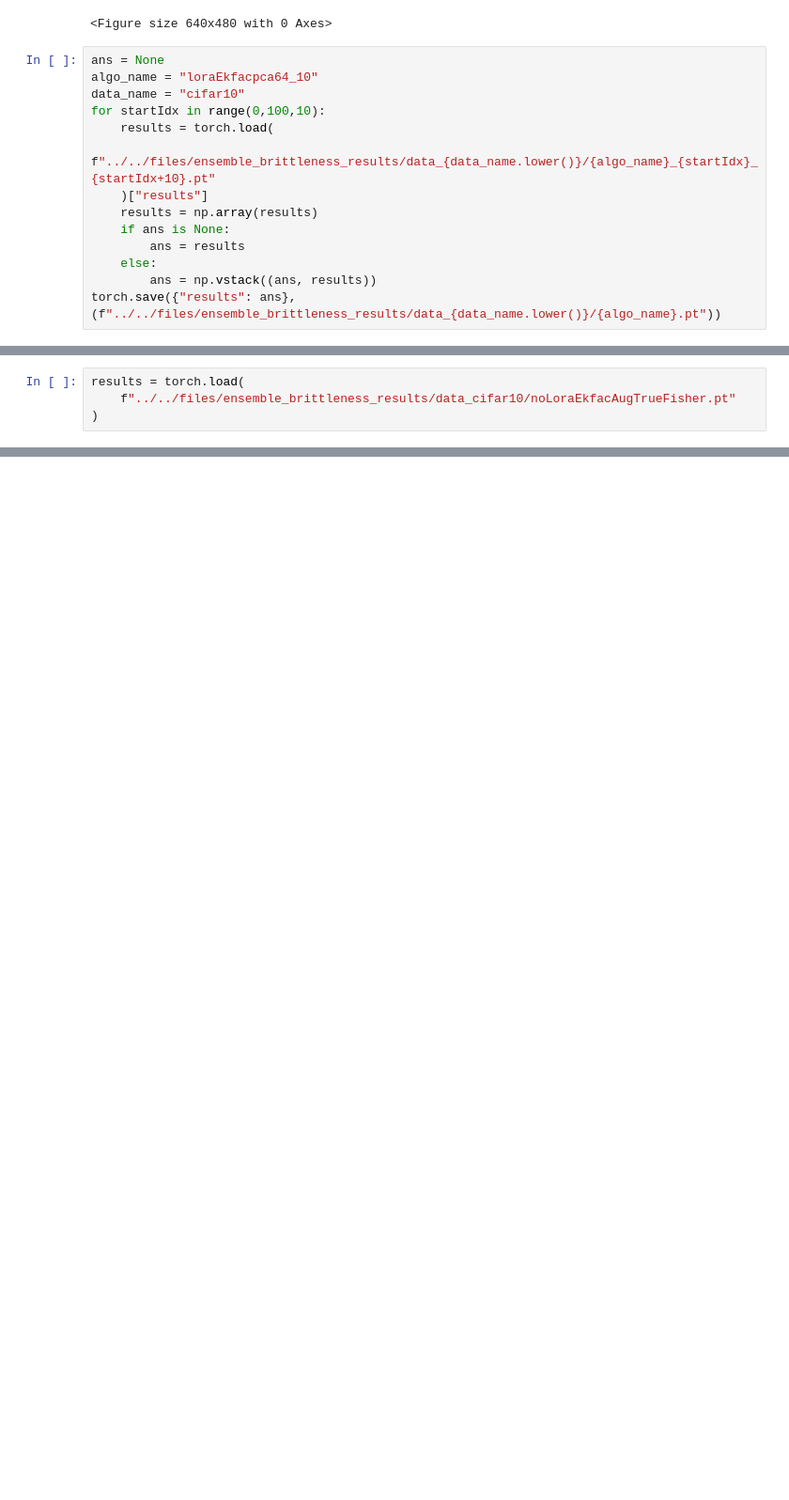
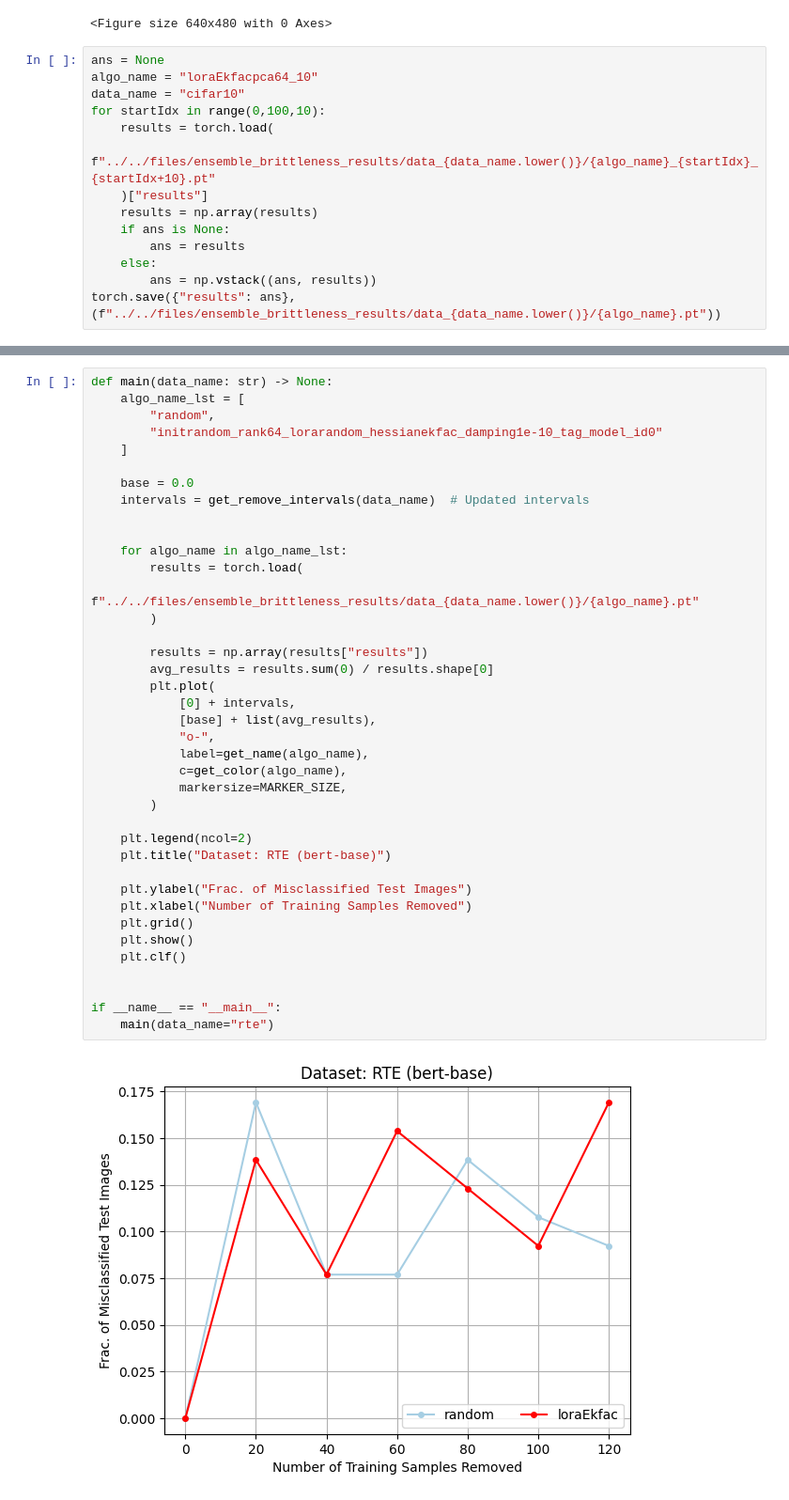
Before and after one commit to logix-project/logix, a Jupyter notebook: examples/notebooks/cifar10/plot_emsemble_brittleness.ipynb, the cells around one changed output, grey strips where cells are left out. Shown at 94% size. Saved outputs shown, nothing was run; the diff lists cells and outputs as text; blank space fills up the shorter version.

```diff
--- a/examples/notebooks/cifar10/plot_emsemble_brittleness.ipynb
+++ b/examples/notebooks/cifar10/plot_emsemble_brittleness.ipynb
@@ -155,5 +159 @@ if __name__ == "__main__":
 <Figure size 640x480 with 0 Axes>
-# %%
-results = torch.load(
-    f"../../files/ensemble_brittleness_results/data_cifar10/noLoraEkfacAugTrueFisher.pt"
-)
@@ -164,0 +162,41 @@ results.sum(0)
+# %%
+def main(data_name: str) -> None:
+    algo_name_lst = [
+        "random",
+        "initrandom_rank64_lorarandom_hessianekfac_damping1e-10_tag_model_id0"
+    ]
+
+    base = 0.0
+    intervals = get_remove_intervals(data_name)  # Updated intervals
+
+
+    for algo_name in algo_name_lst:
+        results = torch.load(
+            f"../../files/ensemble_brittleness_results/data_{data_name.lower()}/{algo_name}.pt"
+        )
+
+        results = np.array(results["results"])
+        avg_results = results.sum(0) / results.shape[0]
+        plt.plot(
+            [0] + intervals,
+            [base] + list(avg_results),
+            "o-",
+            label=get_name(algo_name),
+            c=get_color(algo_name),
+            markersize=MARKER_SIZE,
+        )
+
+    plt.legend(ncol=2)
+    plt.title("Dataset: RTE (bert-base)")
+
+    plt.ylabel("Frac. of Misclassified Test Images")
+    plt.xlabel("Number of Training Samples Removed")
+    plt.grid()
+    plt.show()
+    plt.clf()
+
+
+if __name__ == "__main__":
+    main(data_name="rte")
+# %% [output]
+[figure, added]
```
Also changed, not shown: parts of 7 cells of this notebook, 5 other files.
